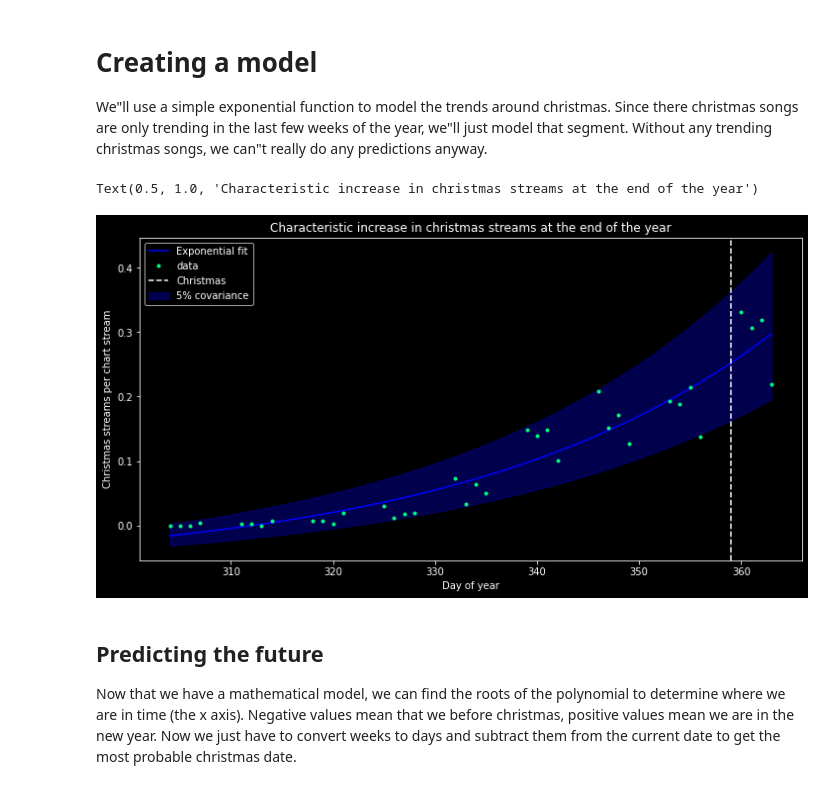
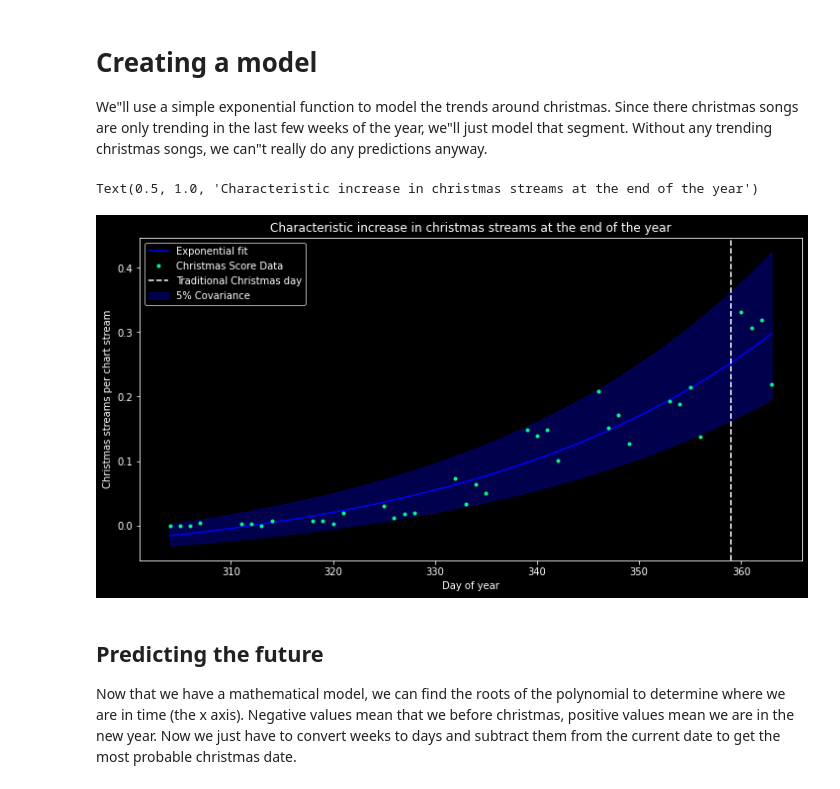
Before and after one commit to missing-user/christmasPredictor, a Jupyter notebook: index.ipynb, the cells around one changed output. Drawn from its saved outputs; the diff is of its cells as text; code cells hidden in the pictures.

```diff
--- a/index.ipynb
+++ b/index.ipynb
@@ -189,37 +189,37 @@ from scipy.optimize import curve_fit
 
 # choose the input and output variables
 data_for_model = final_score_df.dropna()[final_score_df.index.dayofyear > 300]
 x = np.asarray(data_for_model.index.dayofyear, float)
 y = data_for_model.values
 
 smooth_x = np.linspace(x.min(), x.max(), 1000)
 
 def exponential(x, a, b, c):
     return a*np.exp(b*x) + c
 
 fit_parameters, cov = curve_fit(exponential, x, y, p0=[.2, .05, 310])
 fit_err = np.sqrt(np.diag(cov))
 fit_err *= .05 # really high uncertainty, so we"ll only show a 5% std deviation
 
 colors = [plt.cm.winter(x) for x in np.linspace(0, 1,2)]
 
 
 plt.figure(figsize=(12, 6))
 plt.plot(smooth_x, exponential(smooth_x, *fit_parameters), label="Exponential fit", color=colors[0])
-plt.plot(x, y, ".", label="data", color=colors[1])
+plt.plot(x, y, ".", label="Christmas Score Data", color=colors[1])
 plt.xlabel("Day of year")
 plt.ylabel("Christmas streams per chart stream")
 plt.fill_between(x=smooth_x,
   y1=exponential(smooth_x, *(fit_parameters + fit_err)),
   y2=exponential(smooth_x, *(fit_parameters - fit_err)),
-  alpha=0.3, label="5% covariance", color=colors[0])
+  alpha=0.3, label="5% Covariance", color=colors[0])
 
-plt.axvline(x=datetime.datetime(2021, 12, 25).timetuple().tm_yday, linestyle="--", label="Christmas")
+plt.axvline(x=datetime.datetime(2021, 12, 25).timetuple().tm_yday, linestyle="--", label="Traditional Christmas day")
 plt.legend()
 plt.title("Characteristic increase in christmas streams at the end of the year")
 # %% [output]
 Text(0.5, 1.0, 'Characteristic increase in christmas streams at the end of the year')
-[figure, old version]
+[figure, new version]
 # %% [markdown]
 ## Predicting the future
 
```
Also changed, not shown: parts of 1 cell of this notebook, 2 other files.
